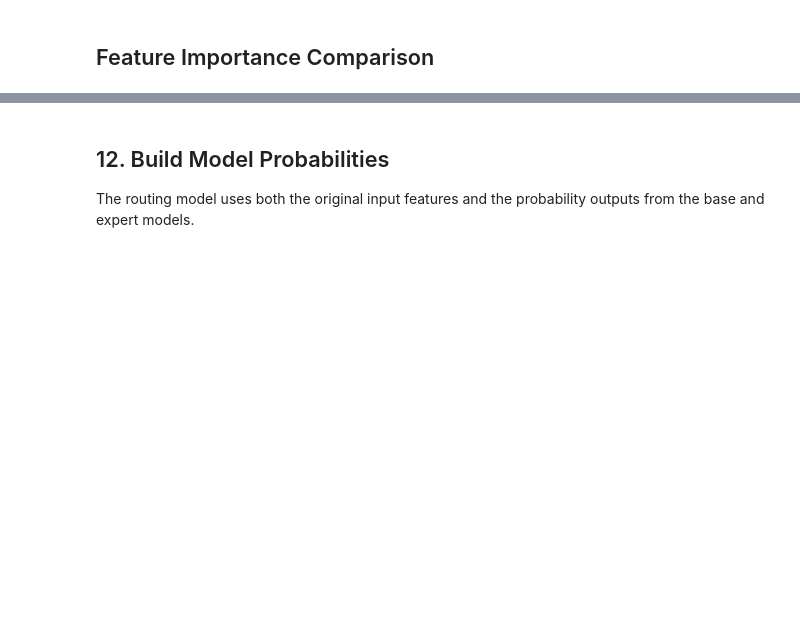
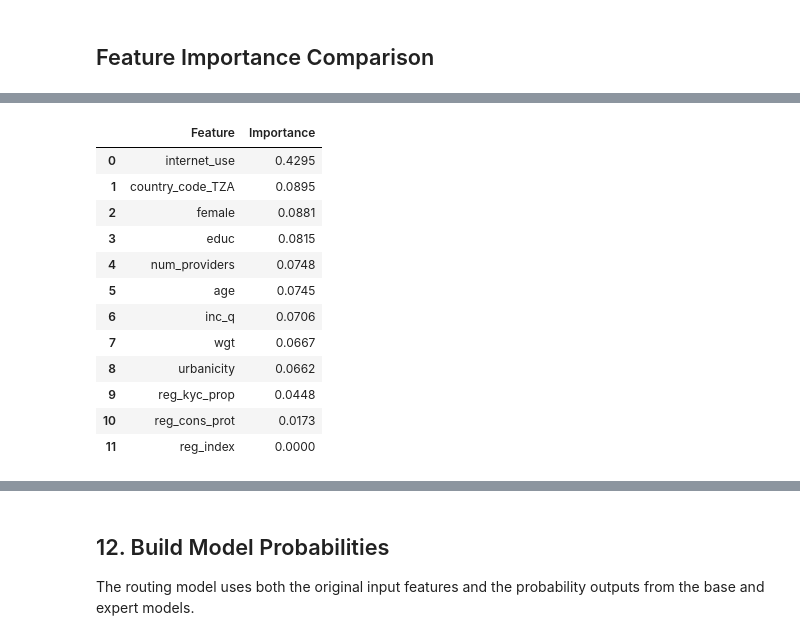
Before and after one commit to sitahlango-maker/Financial_Inclusion, a Jupyter notebook: cleanfinancialinclusion.ipynb, the cells around one changed output, grey strips where cells are left out. Cells and saved outputs as stored; diff of their text form; code cells hidden in the pictures; blank space fills up the shorter version.

```diff
--- a/cleanfinancialinclusion.ipynb
+++ b/cleanfinancialinclusion.ipynb
@@ -660 +660,27 @@ print("Saved feature impact chart:", figure_path)
 Saved feature impact chart: /content/drive/MyDrive/Financial_Inclusion_Models/feature_impact_comparison.png
+# %%
+# OVERALL FEATURE IMPORTANCE
+
+overall_importance = (
+    feature_impact_df
+    .groupby("Feature")["Importance"]
+    .mean()
+    .sort_values(ascending=False)
+    .reset_index()
+)
+
+display(overall_importance)
+# %% [output]
+|  | Feature | Importance |
+| 0 | internet_use | 0.4295 |
+| 1 | country_code_TZA | 0.0895 |
+| 2 | female | 0.0881 |
+| 3 | educ | 0.0815 |
+| 4 | num_providers | 0.0748 |
+| 5 | age | 0.0745 |
+| 6 | inc_q | 0.0706 |
+| 7 | wgt | 0.0667 |
+| 8 | urbanicity | 0.0662 |
+| 9 | reg_kyc_prop | 0.0448 |
+| 10 | reg_cons_prot | 0.0173 |
+| 11 | reg_index | 0.0000 |
```
Also changed, not shown: parts of 21 cells of this notebook.
